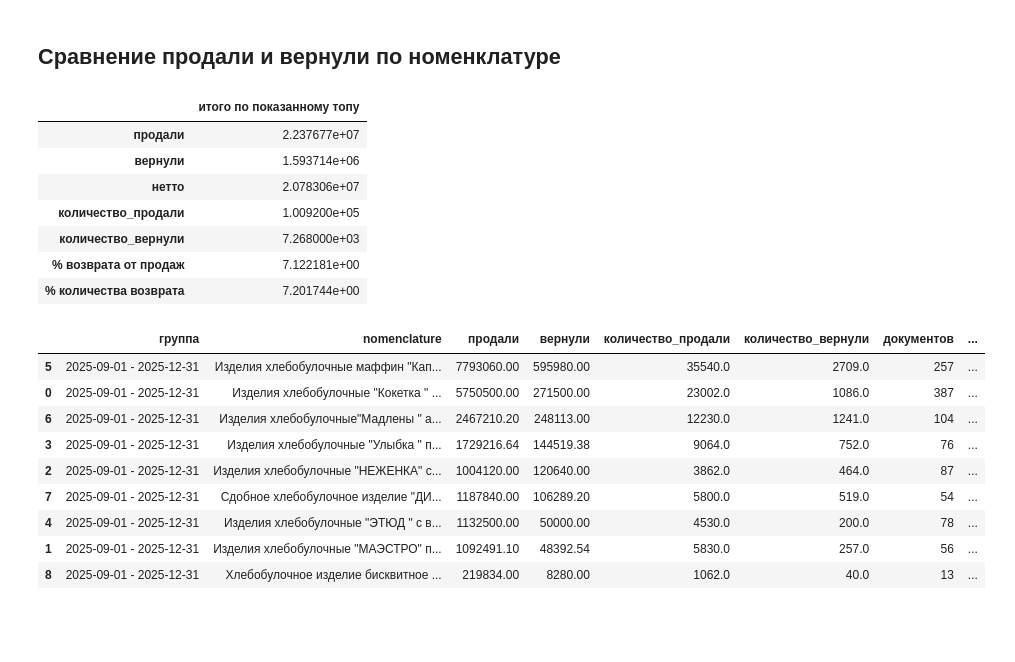
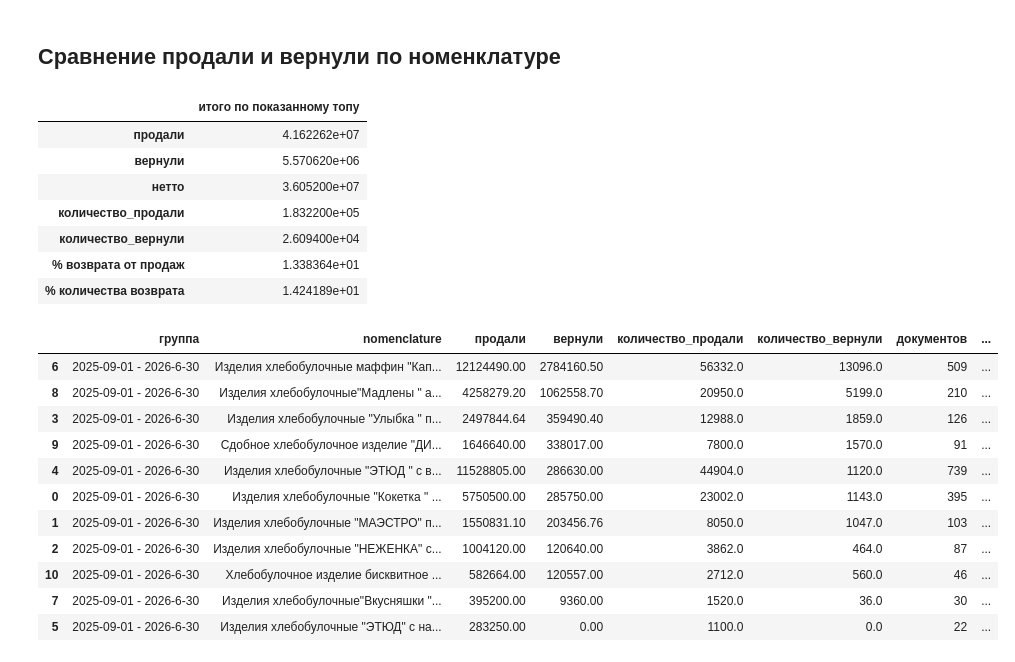
Before and after one commit to Kruasanya/sladkiy_gorodok, a Jupyter notebook: Аудит/testing_data.ipynb, the cells around one changed output. Cells and saved outputs as stored; diff of their text form; code cells hidden in the pictures; blank space fills up the shorter version.

```diff
--- a/Аудит/testing_data.ipynb
+++ b/Аудит/testing_data.ipynb
@@ -618,7 +640,7 @@ display(sales_by_nomenclature)
 ## Сравнение продали и вернули по номенклатуре
 # %%
 items_compare_start_date = "2025-09-01"
-items_compare_end_date = "2025-12-31"
+items_compare_end_date = "2026-6-30"
 items_compare_grouping = "период"  # варианты: "день", "неделя", "месяц", "квартал", "период"
 items_compare_top_n = 30
 
@@ -671,48 +693,50 @@ items_compare_table["% возврата от продаж"] = (
 items_compare_table["% количества возврата"] = (
     items_compare_table["количество_вернули"]
     .div(items_compare_table["количество_продали"].replace(0, pd.NA))
     .mul(100)
 )
 
 items_compare_table = (
     items_compare_table
     .sort_values(["группа", "вернули", "продали"], ascending=[True, False, False])
     .groupby("группа", group_keys=False)
     .head(items_compare_top_n)
 )
 
 items_compare_totals = items_compare_table[["продали", "вернули", "нетто", "количество_продали", "количество_вернули"]].sum()
 items_compare_totals["% возврата от продаж"] = (
     items_compare_totals["вернули"] / items_compare_totals["продали"] * 100
     if items_compare_totals["продали"] != 0
     else pd.NA
 )
 items_compare_totals["% количества возврата"] = (
     items_compare_totals["количество_вернули"] / items_compare_totals["количество_продали"] * 100
     if items_compare_totals["количество_продали"] != 0
     else pd.NA
 )
 
 display(items_compare_totals.to_frame("итого по показанному топу"))
 display(items_compare_table)
 # %% [output]
 |  | итого по показанному топу |
-| продали | 2.237677e+07 |
-| вернули | 1.593714e+06 |
-| нетто | 2.078306e+07 |
-| количество_продали | 1.009200e+05 |
-| количество_вернули | 7.268000e+03 |
-| % возврата от продаж | 7.122181e+00 |
-| % количества возврата | 7.201744e+00 |
+| продали | 4.162262e+07 |
+| вернули | 5.570620e+06 |
+| нетто | 3.605200e+07 |
+| количество_продали | 1.832200e+05 |
+| количество_вернули | 2.609400e+04 |
+| % возврата от продаж | 1.338364e+01 |
+| % количества возврата | 1.424189e+01 |
 |  | группа | nomenclature | продали | вернули | количество_продали | количество_вернули | документов | ... |
-| 5 | 2025-09-01 - 2025-12-31 | Изделия хлебобулочные маффин "Кап... | 7793060.00 | 595980.00 | 35540.0 | 2709.0 | 257 | ... |
-| 0 | 2025-09-01 - 2025-12-31 | Изделия хлебобулочные "Кокетка " ... | 5750500.00 | 271500.00 | 23002.0 | 1086.0 | 387 | ... |
-| 6 | 2025-09-01 - 2025-12-31 | Изделия хлебобулочные"Мадлены " а... | 2467210.20 | 248113.00 | 12230.0 | 1241.0 | 104 | ... |
-| 3 | 2025-09-01 - 2025-12-31 | Изделия хлебобулочные "Улыбка " п... | 1729216.64 | 144519.38 | 9064.0 | 752.0 | 76 | ... |
-| 2 | 2025-09-01 - 2025-12-31 | Изделия хлебобулочные "НЕЖЕНКА" с... | 1004120.00 | 120640.00 | 3862.0 | 464.0 | 87 | ... |
-| 7 | 2025-09-01 - 2025-12-31 | Сдобное хлебобулочное изделие "ДИ... | 1187840.00 | 106289.20 | 5800.0 | 519.0 | 54 | ... |
-| 4 | 2025-09-01 - 2025-12-31 | Изделия хлебобулочные "ЭТЮД " с в... | 1132500.00 | 50000.00 | 4530.0 | 200.0 | 78 | ... |
-| 1 | 2025-09-01 - 2025-12-31 | Изделия хлебобулочные "МАЭСТРО" п... | 1092491.10 | 48392.54 | 5830.0 | 257.0 | 56 | ... |
-| 8 | 2025-09-01 - 2025-12-31 | Хлебобулочное изделие бисквитное ... | 219834.00 | 8280.00 | 1062.0 | 40.0 | 13 | ... |
+| 6 | 2025-09-01 - 2026-6-30 | Изделия хлебобулочные маффин "Кап... | 12124490.00 | 2784160.50 | 56332.0 | 13096.0 | 509 | ... |
+| 8 | 2025-09-01 - 2026-6-30 | Изделия хлебобулочные"Мадлены " а... | 4258279.20 | 1062558.70 | 20950.0 | 5199.0 | 210 | ... |
+| 3 | 2025-09-01 - 2026-6-30 | Изделия хлебобулочные "Улыбка " п... | 2497844.64 | 359490.40 | 12988.0 | 1859.0 | 126 | ... |
+| 9 | 2025-09-01 - 2026-6-30 | Сдобное хлебобулочное изделие "ДИ... | 1646640.00 | 338017.00 | 7800.0 | 1570.0 | 91 | ... |
+| 4 | 2025-09-01 - 2026-6-30 | Изделия хлебобулочные "ЭТЮД " с в... | 11528805.00 | 286630.00 | 44904.0 | 1120.0 | 739 | ... |
+| 0 | 2025-09-01 - 2026-6-30 | Изделия хлебобулочные "Кокетка " ... | 5750500.00 | 285750.00 | 23002.0 | 1143.0 | 395 | ... |
+| 1 | 2025-09-01 - 2026-6-30 | Изделия хлебобулочные "МАЭСТРО" п... | 1550831.10 | 203456.76 | 8050.0 | 1047.0 | 103 | ... |
+| 2 | 2025-09-01 - 2026-6-30 | Изделия хлебобулочные "НЕЖЕНКА" с... | 1004120.00 | 120640.00 | 3862.0 | 464.0 | 87 | ... |
+| 10 | 2025-09-01 - 2026-6-30 | Хлебобулочное изделие бисквитное ... | 582664.00 | 120557.00 | 2712.0 | 560.0 | 46 | ... |
+| 7 | 2025-09-01 - 2026-6-30 | Изделия хлебобулочные"Вкусняшки "... | 395200.00 | 9360.00 | 1520.0 | 36.0 | 30 | ... |
+| 5 | 2025-09-01 - 2026-6-30 | Изделия хлебобулочные "ЭТЮД" с на... | 283250.00 | 0.00 | 1100.0 | 0.0 | 22 | ... |
 # %% [markdown]
 Каприз - Кекс с изюмом
```
Also changed, not shown: parts of 9 cells of this notebook, 10 other files.
